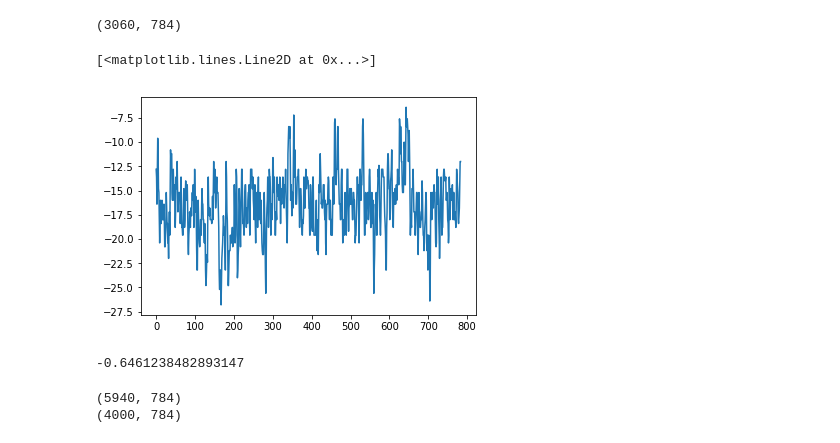
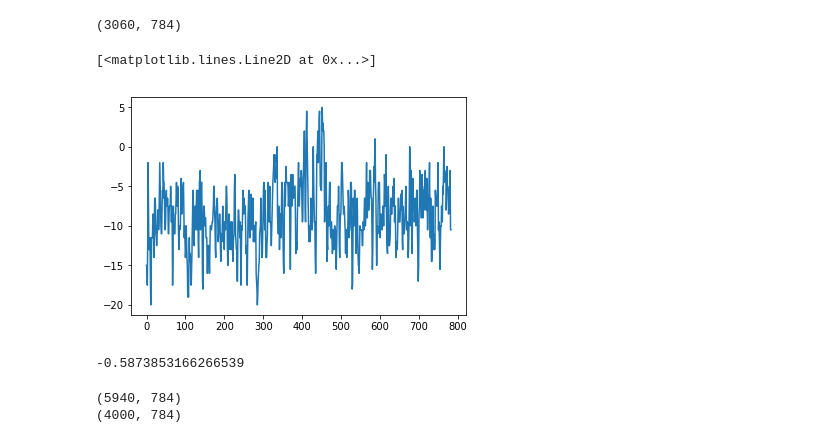
Before and after one commit to lvboodvl/anomaly_detection_sync, a Jupyter notebook: data_gen_new.ipynb, the cells around one changed output. Cells and saved outputs as stored; diff of their text form; code cells hidden in the pictures.

```diff
--- a/data_gen_new.ipynb
+++ b/data_gen_new.ipynb
@@ -206,19 +206,19 @@ tie1 = np.reshape(tie1[:col_3*span],(col_3,span))*50.0
 tie2 = np.reshape(tie2[:col_4*span],(col_4,span))*40.0
 # %%
 tie12 = np.concatenate((tie1, tie2))
-tie3 = np.concatenate((tie12, tie12*(-0.89)))
+tie3 = np.concatenate((tie12, tie12*(-0.9)))
 np.shape(tie3)
 # %% [output]
 (3060, 784)
 # %%
-plt.plot(tie3[1450])
+plt.plot(tie3[145])
 # %% [output]
 [<matplotlib.lines.Line2D at 0x...>]
-[figure, old version]
+[figure, new version]
 # %%
 np.mean(tie3)
 # %% [output]
--0.6461238482893147
+-0.5873853166266539
 # %%
 normal_datas = normal_data_01245
 print(np.shape(normal_datas))
```
Also changed, not shown: parts of 6 cells of this notebook, 7 other files.
